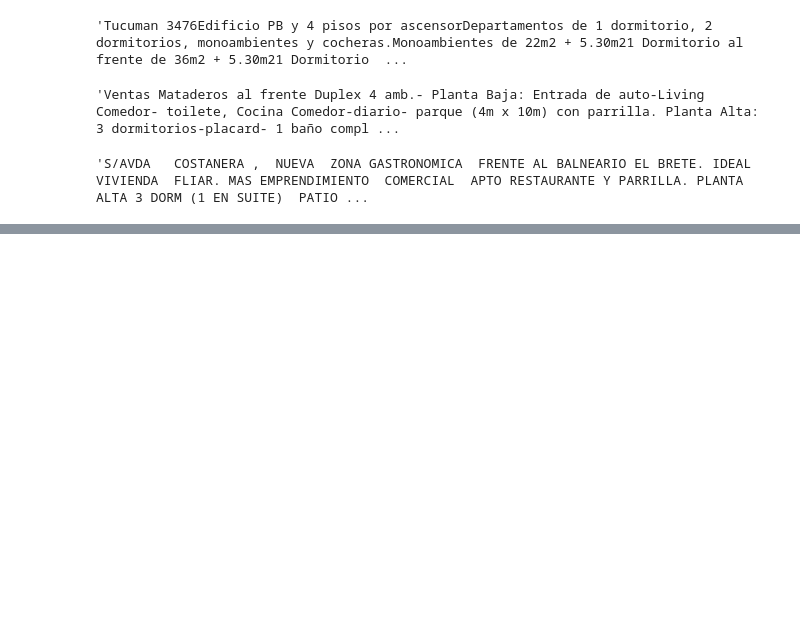
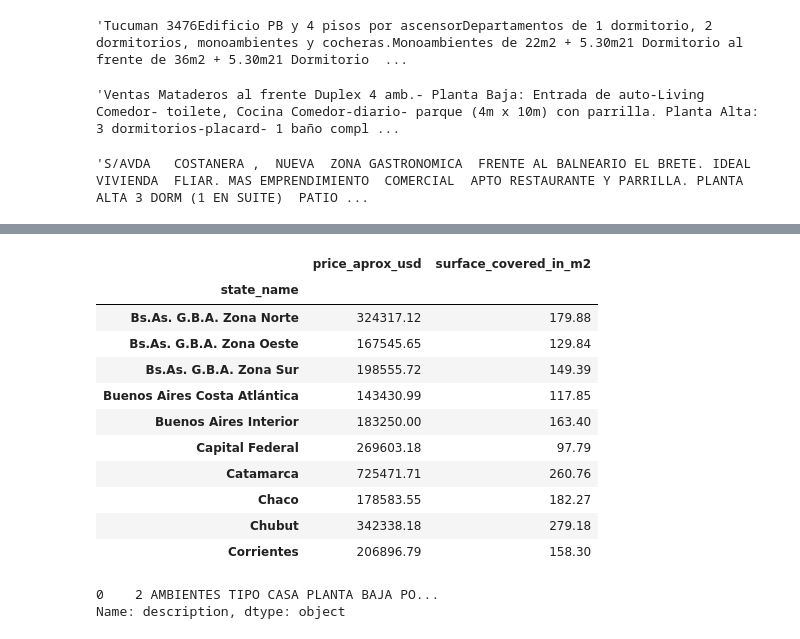
Before and after one commit to mauriciomem/DH_DS_desafio_1_propierati, a Jupyter notebook: testing-general-mau.ipynb, the cells around one changed output, grey strips where cells are left out. Saved outputs shown, nothing was run; the diff lists cells and outputs as text; code cells hidden in the pictures; blank space fills up the shorter version.

```diff
--- a/regex-mau.ipynb
+++ b/testing-general-mau.ipynb
@@ -595,0 +879,15 @@ df_propierati.description.loc[78]
+# %%
+np.round(df_propierati.pivot_table(values=['price_aprox_usd','surface_covered_in_m2'], index='state_name', aggfunc='mean'), 2).head(10)
+# %% [output]
+|  | price_aprox_usd | surface_covered_in_m2 |
+| state_name |  |  |
+| Bs.As. G.B.A. Zona Norte | 324317.12 | 179.88 |
+| Bs.As. G.B.A. Zona Oeste | 167545.65 | 129.84 |
+| Bs.As. G.B.A. Zona Sur | 198555.72 | 149.39 |
+| Buenos Aires Costa Atlántica | 143430.99 | 117.85 |
+| Buenos Aires Interior | 183250.00 | 163.40 |
+| Capital Federal | 269603.18 | 97.79 |
+| Catamarca | 725471.71 | 260.76 |
+| Chaco | 178583.55 | 182.27 |
+| Chubut | 342338.18 | 279.18 |
+| Corrientes | 206896.79 | 158.30 |
@@ -595,0 +898,5 @@ df_propierati.description.loc[78]
+# %%
+df_propierati.description.head(1)
+# %% [output]
+0    2 AMBIENTES TIPO CASA PLANTA BAJA PO...
+Name: description, dtype: object
```
Also changed, not shown: parts of 30 cells of this notebook, 2 other files.
